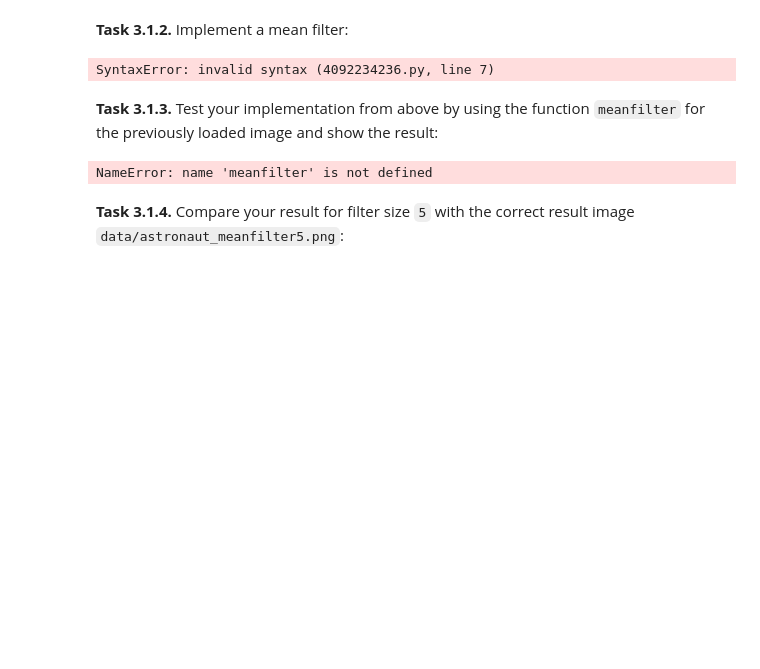
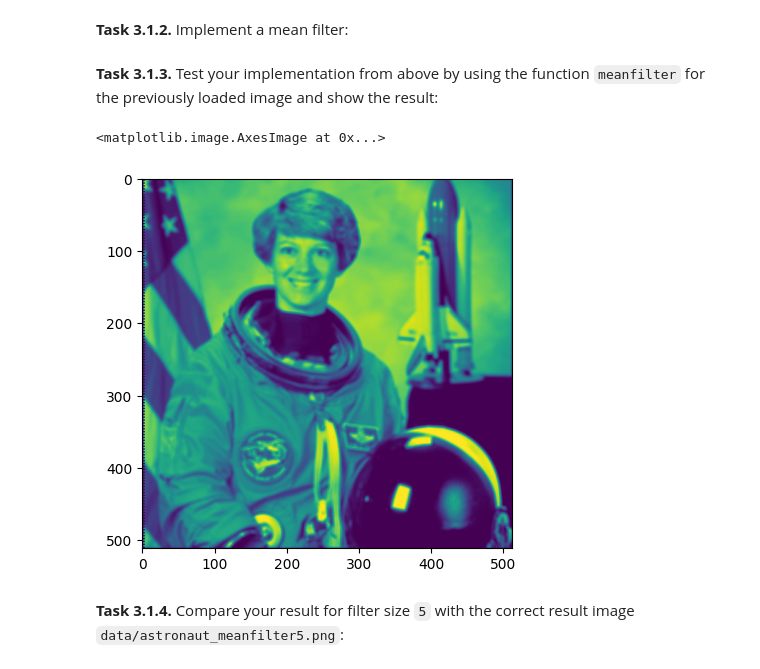
Before and after one commit to Panke03/mobi-fs3-python, a Jupyter notebook: task3.ipynb, the cells around one changed output. Cells and saved outputs as stored; diff of their text form; code cells hidden in the pictures; blank space fills up the shorter version.

```diff
--- a/task3.ipynb
+++ b/task3.ipynb
@@ -19,28 +19,44 @@ plt.colorbar()
 [figure]
 # %% [markdown]
 **<a id="#">Task 3.1.2.</a>** Implement a mean filter:
-# %%
-imgmean = img.copy()
-
-def meanfilter(img, size):
-    result = numpy.zeros(img.shape)
-    n = (size - 1) // 2
-    for p in numpy.ndindex(img.shape):
-        if p[0] > n & p[0] =>imgmean.shape[0] -n & p[1] > n & p[1] <= imgmean.shape[1] - n:
-            neighborhood_sum = 0
-            for q in numpy.ndindex(size, size):
-                neighborhood_sum = img[q] + neighborhood_sum
-            mean = neighborhood_sum / size**2
-            img[p] = mean
-    return imgmean
-# %% [output]
-SyntaxError: invalid syntax (4092234236.py, line 7)
+# %%
+imgmean = img.copy()
+
+def meanfilter(img, size):
+    # Ergebnis, dass mit Nullen gefüllt wird
+    result = np.zeros(img.shape)
+
+    # Hälfte der Filtergröße für den Rand
+    n = (size - 1) // 2
+
+    # Über alle Pixel im Bild iterieren
+    for p in np.ndindex(img.shape):
+        row, col = p
+
+        # Überprüfe, ob Pixel im Bildbereich mit Bedingungen liegt
+        if row >= n & row < imgmean.shape[0] - n & col >= n & col < imgmean.shape[1] - n:
+            neighborhood_sum = 0
+
+            # Um Filterfeld um Pixel iterieren
+            for i in range (-n, n + 1):
+                for j in range (-n, n + 1):
+
+                    # Überprüfe ob Index im gültigen Bereich liegt
+                    if 0 <= row + i < img.shape[0] and 0 <= col + j < img.shape[1]:
+
+                        # Berechne Neighborhoodsum
+                        neighborhood_sum = neighborhood_sum + img[row + i, col + j]
+
+                # Berechne Mittelwert und speicher ihn im Bild
+                result[row, col] = neighborhood_sum / (size ** 2)
+
+    return result
 # %% [markdown]
 **<a id="#">Task 3.1.3.</a>** Test your implementation from above by using the function `meanfilter` for the previously loaded image and show the result:
 # %%
-
-plt.imshow(meanfilter(imgmean, 3))
+plt.imshow(meanfilter(imgmean, 5))
 # %% [output]
-NameError: name 'meanfilter' is not defined
+<matplotlib.image.AxesImage at 0x...>
+[figure, added]
 # %% [markdown]
 **<a id="#">Task 3.1.4.</a>** Compare your result for filter size `5` with the correct result image `data/astronaut_meanfilter5.png`:
```
Also changed, not shown: parts of 2 cells of this notebook.
